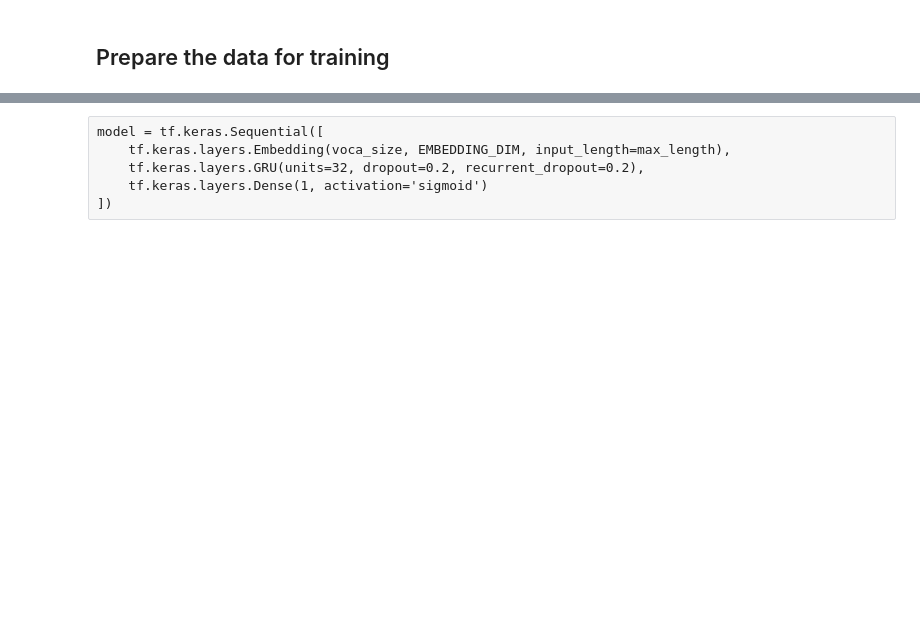
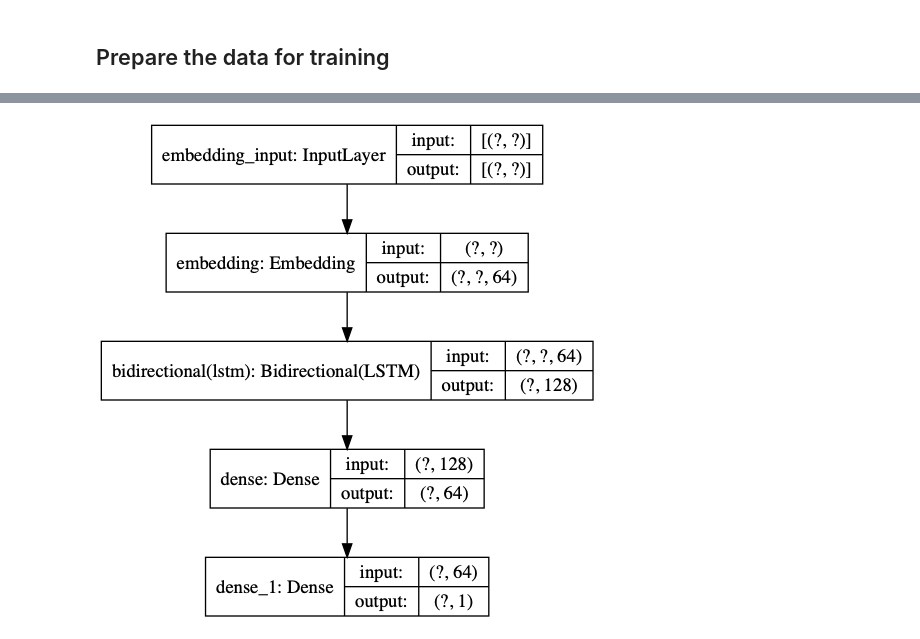
Before and after one commit to Jisoo-Min/Graph-Match, a Jupyter notebook: src/rnn/RNN.ipynb, the cells around one changed output, grey strips where cells are left out. Saved outputs shown, nothing was run; the diff lists cells and outputs as text; code cells hidden in the pictures; blank space fills up the shorter version.

```diff
--- a/src/rnn/RNN.ipynb
+++ b/src/rnn/RNN.ipynb
@@ -42,11 +44,9 @@ def get_data(data, sub_num):
 
     return data
 # %%
-data = pd.read_csv("../../data/data.csv")
+data = pd.read_csv("../data/data.csv")
+
 print(data)
-data = data.dropna(subset=['Filename'])
+data = data.dropna(subset=['if'])
 data['Filename'] = (data['Category'].str.replace("-", "")).str.title() + data['Filename'].str.title()
-
-subgraph_number =4
-data = get_data(data, subgraph_number)
 # %% [output]
@@ -228,6 +286,5 @@ model = tf.keras.Sequential([
-# %% [raw]
-model = tf.keras.Sequential([
-    tf.keras.layers.Embedding(voca_size, EMBEDDING_DIM, input_length=max_length),
-    tf.keras.layers.GRU(units=32, dropout=0.2, recurrent_dropout=0.2),
-    tf.keras.layers.Dense(1, activation='sigmoid')
-])
+# %%
+from keras.utils import plot_model
+tf.keras.utils.plot_model(model, to_file='model.png', show_shapes=True, show_layer_names=True)
+# %% [output]
+[figure, added]
```
Also changed, not shown: parts of 33 cells of this notebook.
